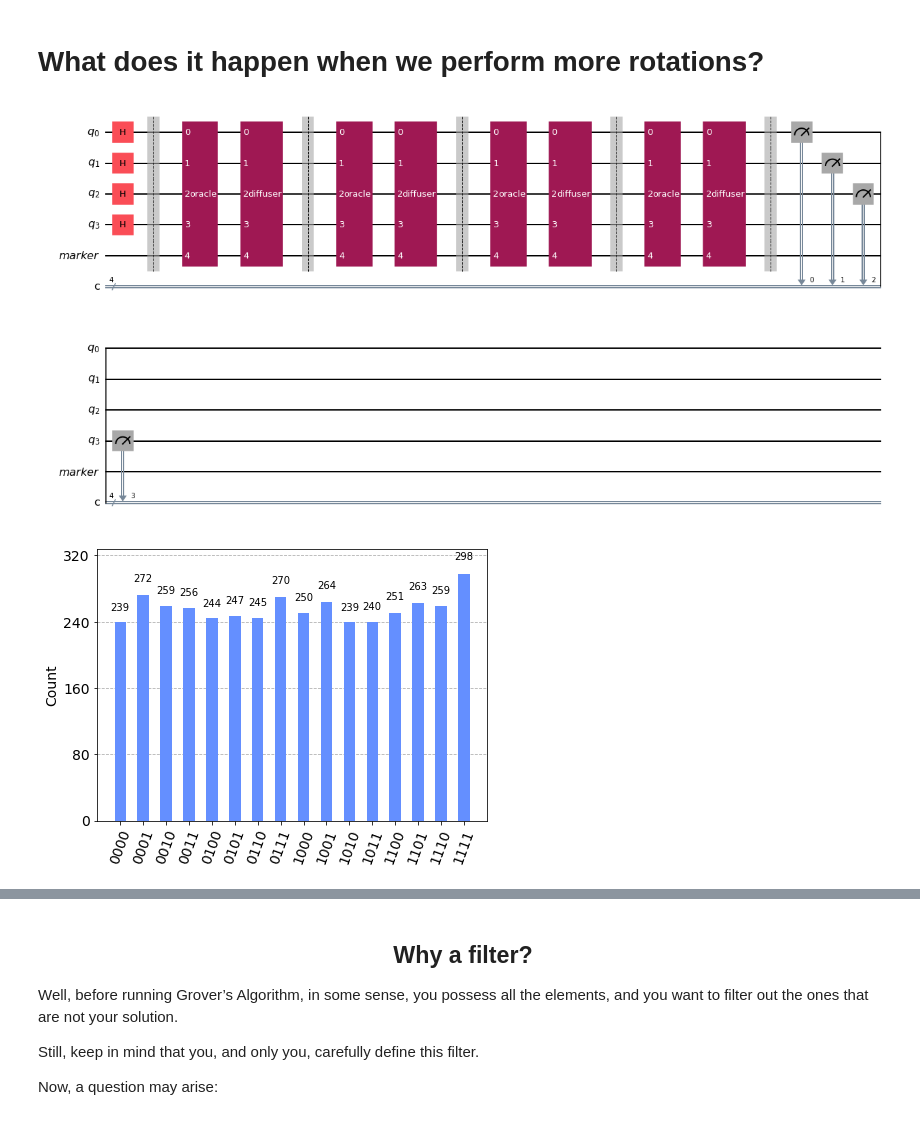
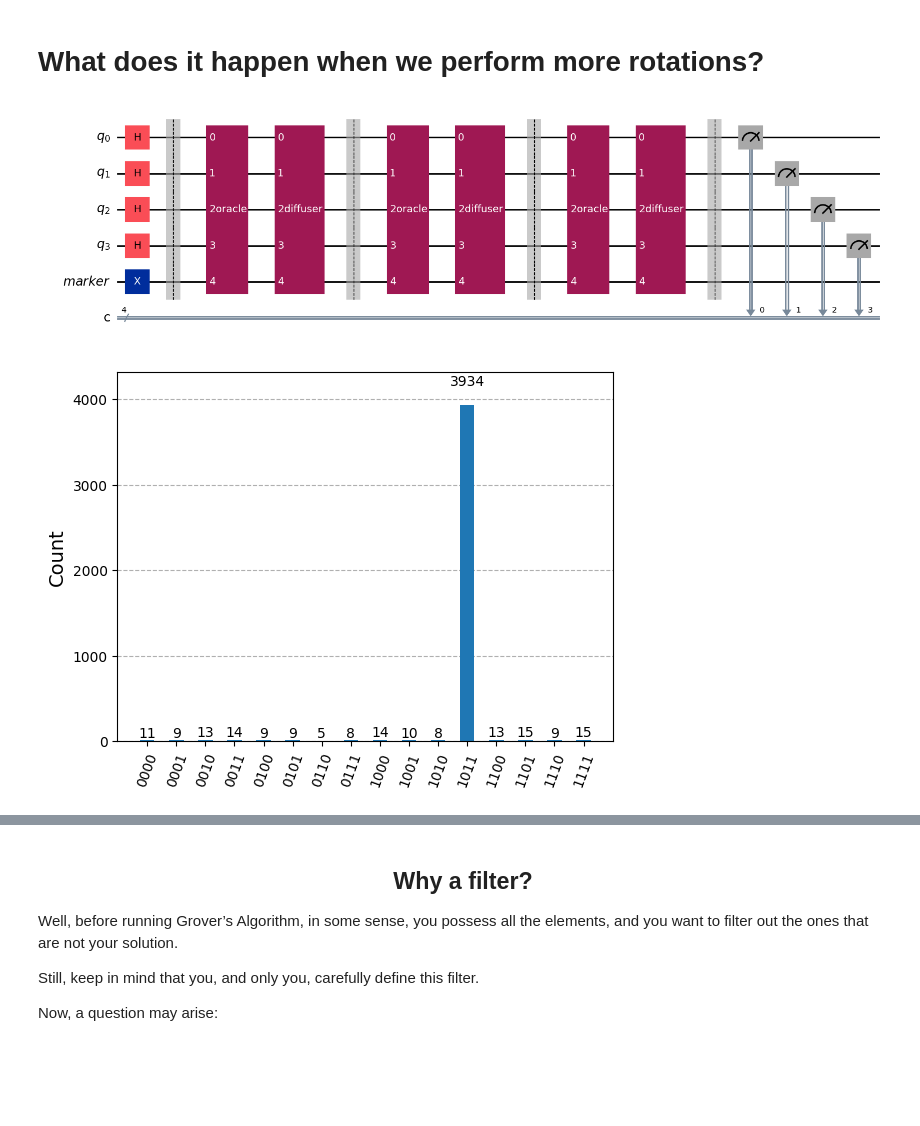
Before and after one commit to Brotherhood94/quantum_lessons, a Jupyter notebook: Grover.ipynb, the cells around one changed output, grey strips where cells are left out. Cells and saved outputs as stored; diff of their text form; code cells hidden in the pictures; blank space fills up the shorter version.

```diff
--- a/Grover.ipynb
+++ b/Grover.ipynb
@@ -205,31 +205,33 @@ $\frac{\pi}{4} \sqrt{2^n}$, where $n$ is the number of variables
 # %%
 bin_value = '1011' #'101010'
 
 
 q = QuantumRegister(len(bin_value), 'q')
 marker = QuantumRegister(1, 'marker')
 
 c_bit = ClassicalRegister(len(bin_value), 'c')
 
 qc = QuantumCircuit(q, marker, c_bit)
 
+qc.append(XGate(), [marker])
+
 for i in range(len(q)):
     qc.append(HGate(), [q[i]])
 
 qc.barrier()
 
-repetitions = math.floor(math.pi/4 * math.sqrt(2**len(q))) +1
+repetitions = math.floor(math.pi/4 * math.sqrt(2**len(q)))
 
 for i in range(repetitions):
     qc.append(oracle(bin_value), q[0:]+[marker])
     qc.append(diffuser(len(bin_value)), q[0:]+[marker])
     qc.barrier()
 
 qc.measure(q, c_bit)
 
 qc.draw('mpl')
 # %% [output]
-[figure, old version]
+[figure, new version]
 # %%
 simulator = AerSimulator()  # Create a simulator backend
 transpiled_qc = transpile(qc, simulator)
@@ -237,7 +239,7 @@ result = simulator.run(transpiled_qc, shots=4096).result()  # Run the circuit an
 counts = result.get_counts()
 plot_histogram(counts)
 # %% [output]
-[figure, old version]
+[figure, new version]
 # %% [markdown]
 # Behind the Oracle
 I found the name “oracle” a little misleading. It seems that there is someone that can give you the solution by just asking: “What is the solution?”.
```
Also changed, not shown: parts of 26 cells of this notebook.
